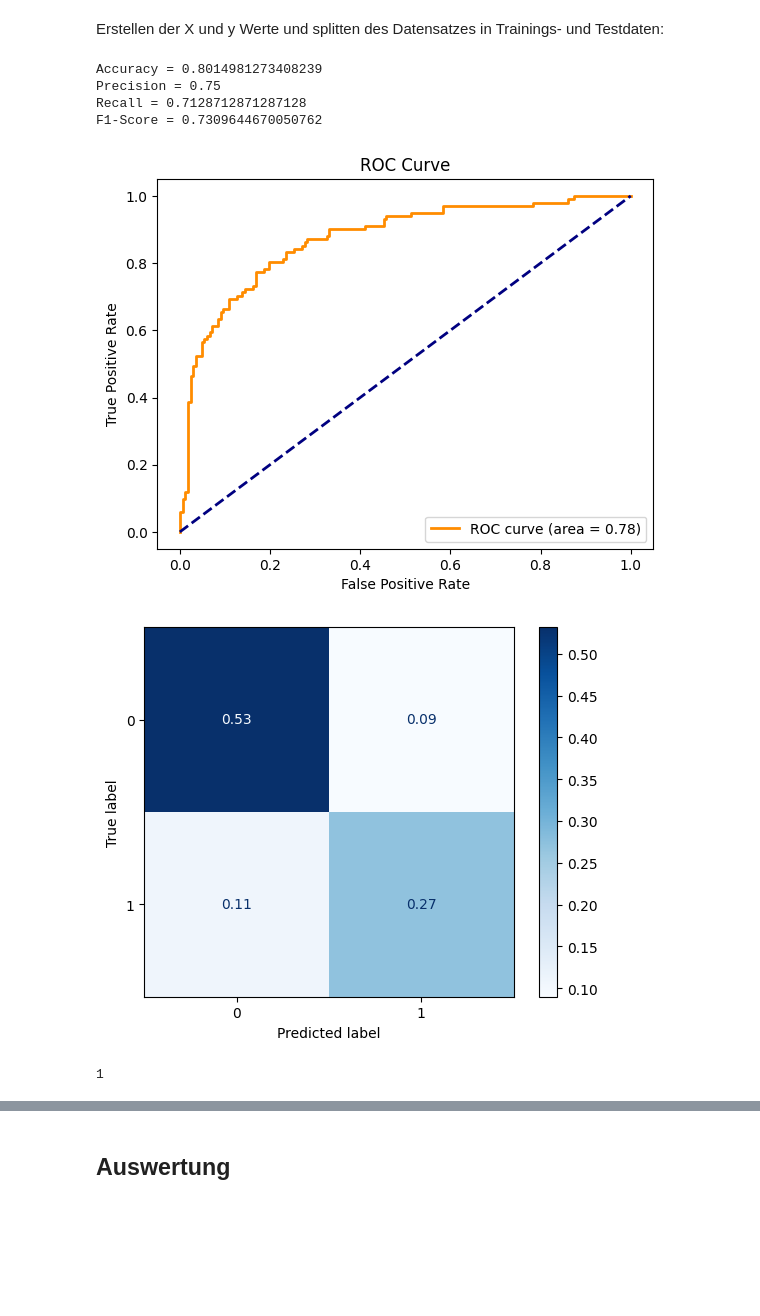
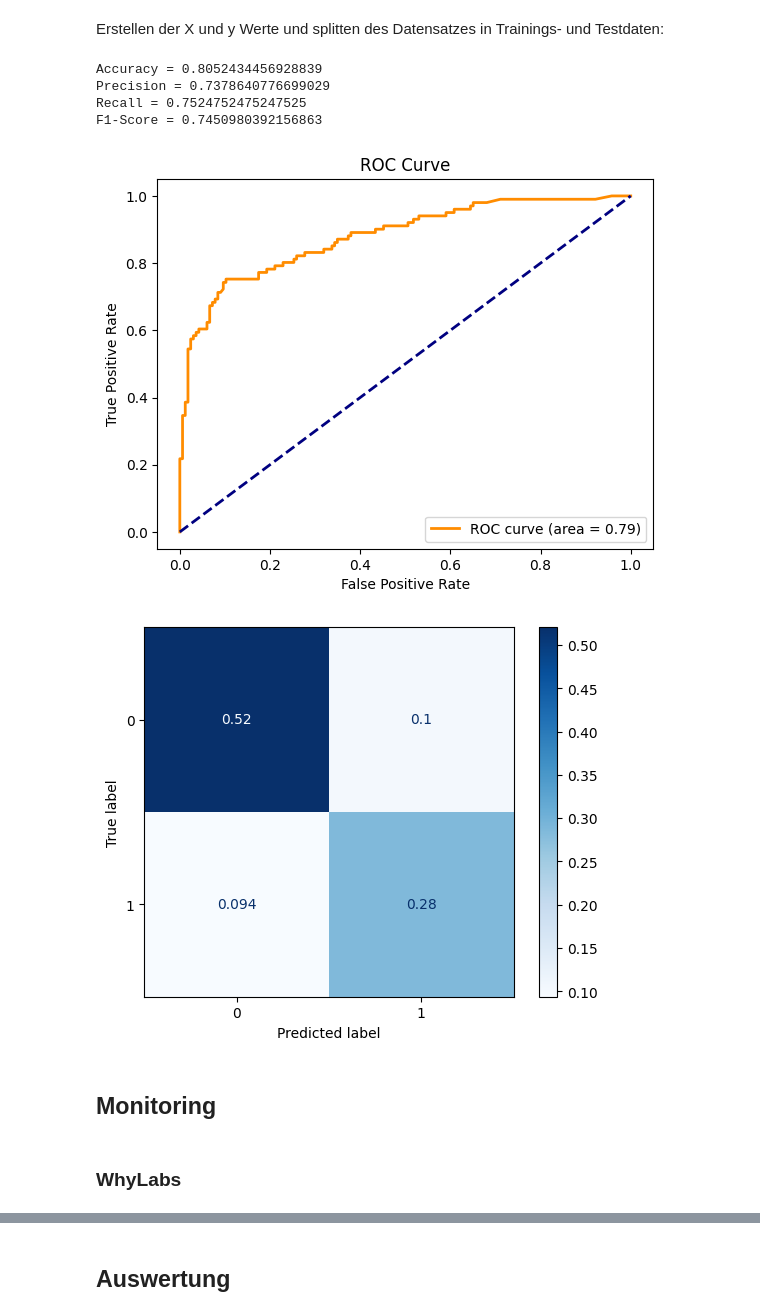
Before and after one commit to robingenz/htwg-mlops-monitoring-examples, a Jupyter notebook: examples/01_titanic/01_titanic.ipynb, the cells around one changed output, grey strips where cells are left out. Saved outputs shown, nothing was run; the diff lists cells and outputs as text; code cells hidden in the pictures; blank space fills up the shorter version.

```diff
--- a/examples/01_titanic/01_titanic.ipynb
+++ b/examples/01_titanic/01_titanic.ipynb
@@ -94,7 +93,7 @@ Aufbereitung des Datensatzes:
 # %%
 def prepare_raw_df(df):
     # Entferne nicht benötigte Spalten
-    df = df.drop(['Name', 'Ticket'], axis=1)
+    df = df.drop(['PassengerId', 'Name', 'Ticket'], axis=1)
     # Entferne Spalten mit fehlenden Werten
     df = df.drop(['Cabin'], axis=1)
     # Entferne die beiden Datensätze mit fehlenden `Embarked` Werten
@@ -105,9 +104,9 @@ def prepare_raw_df(df):
     df['Sex'] = df['Sex'].replace({'male': 0, 'female': 1})
     df['Embarked'] = df['Embarked'].replace({'S': 0, 'C': 1, 'Q': 2})
     # Spalten neu ordnen
-    df = df[['PassengerId', 'Pclass', 'Sex', 'Age', 'SibSp', 'Parch', 'Fare', 'Embarked', 'Survived']]
+    df = df[['Pclass', 'Sex', 'Age', 'SibSp', 'Parch', 'Fare', 'Embarked', 'Survived']]
     # Spalten umbenennen
-    df = df.rename(columns={'Pclass': 'TicketClass', 'SibSp': 'NumOfSiblingsAndSpouses', 'Parch': 'NumOfParentsAndChildren', 'Embarked': 'PortOfEmbarkation' })
+    df = df.rename(columns={ 'Pclass': 'TicketClass', 'SibSp': 'NumOfSiblingsAndSpouses', 'Parch': 'NumOfParentsAndChildren', 'Embarked': 'PortOfEmbarkation' })
     return df
 
 df = prepare_raw_df(raw_df)
@@ -132,9 +131,9 @@ X_train, X_test, y_train, y_test = train_test_split(X, y, test_size=0.30, random
 # %%
 from sklearn.metrics import accuracy_score, precision_score, recall_score, f1_score, roc_auc_score, roc_curve, plot_confusion_matrix
 
-def plot_roc_curve(falsePositiveRate, truePositiveRate, roc_auc):
+def plot_roc_curve(false_positive_rate, true_positive_rate, roc_auc):
     lw = 2
-    plt.plot(falsePositiveRate, truePositiveRate, color='darkorange', lw=lw, label="ROC curve (area = %0.2f)" % roc_auc)
+    plt.plot(false_positive_rate, true_positive_rate, color='darkorange', lw=lw, label="ROC curve (area = %0.2f)" % roc_auc)
     plt.plot([0, 1], [0, 1], color='navy', lw=lw, linestyle='--')
     plt.xlabel('False Positive Rate')
     plt.ylabel('True Positive Rate')
@@ -142,38 +141,38 @@ def plot_roc_curve(falsePositiveRate, truePositiveRate, roc_auc):
     plt.legend(loc="lower right")
     plt.show()
 
 def validate_model(model, X_test, y_test):
     y_pred = model.predict(X_test)
 
     accuracy = accuracy_score(y_test, y_pred)
     print('Accuracy = {}'.format(accuracy))
 
     precision = precision_score(y_test, y_pred)
     print('Precision = {}'.format(precision))
 
     recall = recall_score(y_test, y_pred)
     print('Recall = {}'.format(recall))
 
     f1Score = f1_score(y_test, y_pred)
     print('F1-Score = {}'.format(f1Score))
 
     roc_auc = roc_auc_score(y_test, y_pred)
     y_prob = model.predict_proba(X_test)
     y_prob = y_prob[:, 1]
-    falsePositiveRate, truePositiveRate, thresholds = roc_curve(y_test, y_prob)
-    plot_roc_curve(falsePositiveRate, truePositiveRate, roc_auc)
+    false_positive_rate, true_positive_rate, thresholds = roc_curve(y_test, y_prob)
+    plot_roc_curve(false_positive_rate, true_positive_rate, roc_auc)
 
     plot_confusion_matrix(model, X_test, y_test, cmap=plt.cm.Blues, normalize = 'all')
 
 from xgboost import XGBClassifier
 
 model = XGBClassifier()
 model.fit(X_train, y_train)
 validate_model(model, X_test, y_test)
 # %% [output]
-Accuracy = 0.8014981273408239
-Precision = 0.75
-Recall = 0.7128712871287128
-F1-Score = 0.7309644670050762
+Accuracy = 0.8052434456928839
+Precision = 0.7378640776699029
+Recall = 0.7524752475247525
+F1-Score = 0.7450980392156863
-[figure, old version]
+[figure, new version]
-[figure, old version]
+[figure, new version]
@@ -185,16 +179,4 @@ def predict(model, X):
-# %%
-d = {
-'PassengerId': [892.0000],
-'TicketClass': [1],
-'Sex': [1],
-'Age': [34.5000],
-'NumOfSiblingsAndSpouses': [0.0000],
-'NumOfParentsAndChildren': [0.0000],
-'Fare': [7.8292],
-'PortOfEmbarkation': [2.0000],
-}
-abc = pd.DataFrame(data=d)
-predict = model.predict(abc)
-predict[0]
-# %% [output]
-1
+# %% [markdown]
+## Monitoring
+# %% [markdown]
+### WhyLabs
```
Also changed, not shown: parts of 10 cells of this notebook, 1 other file.
